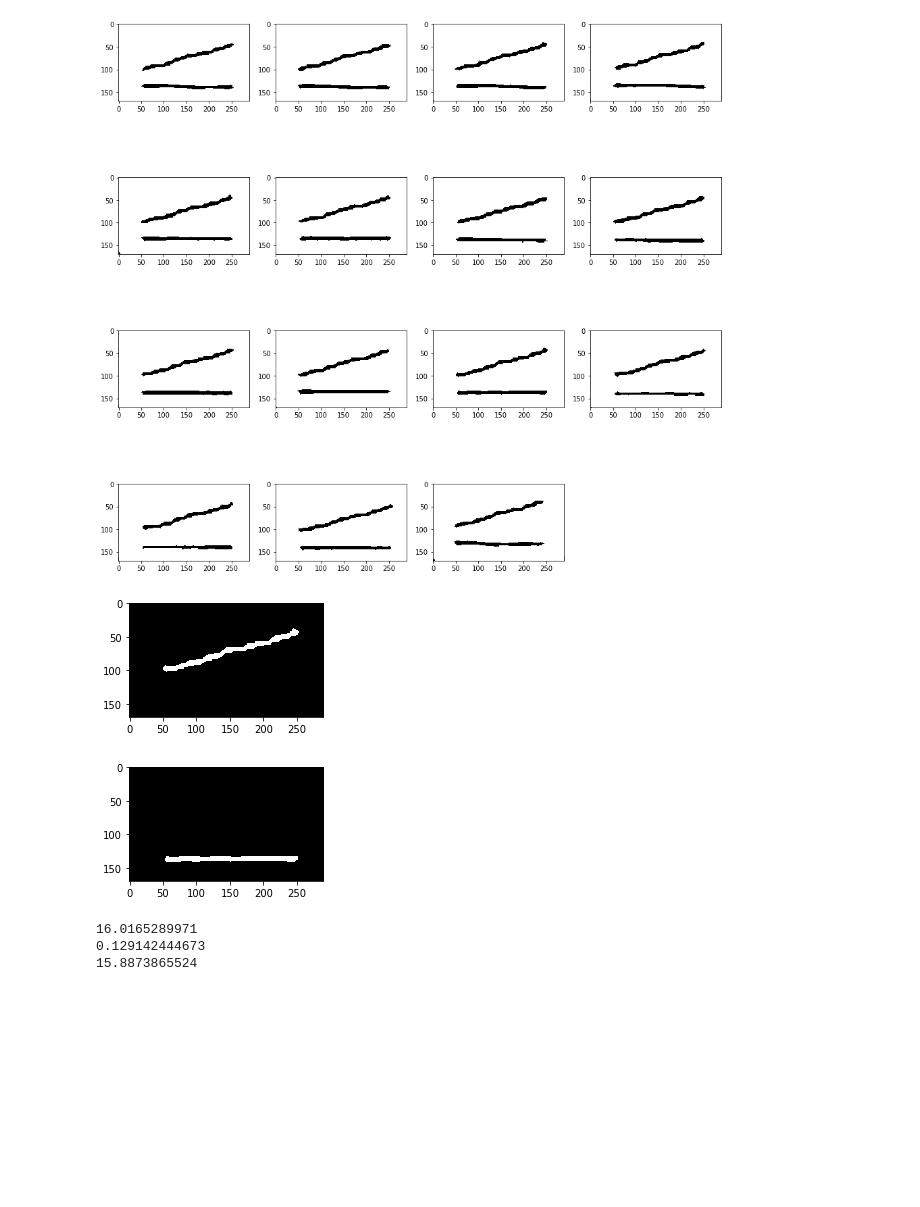
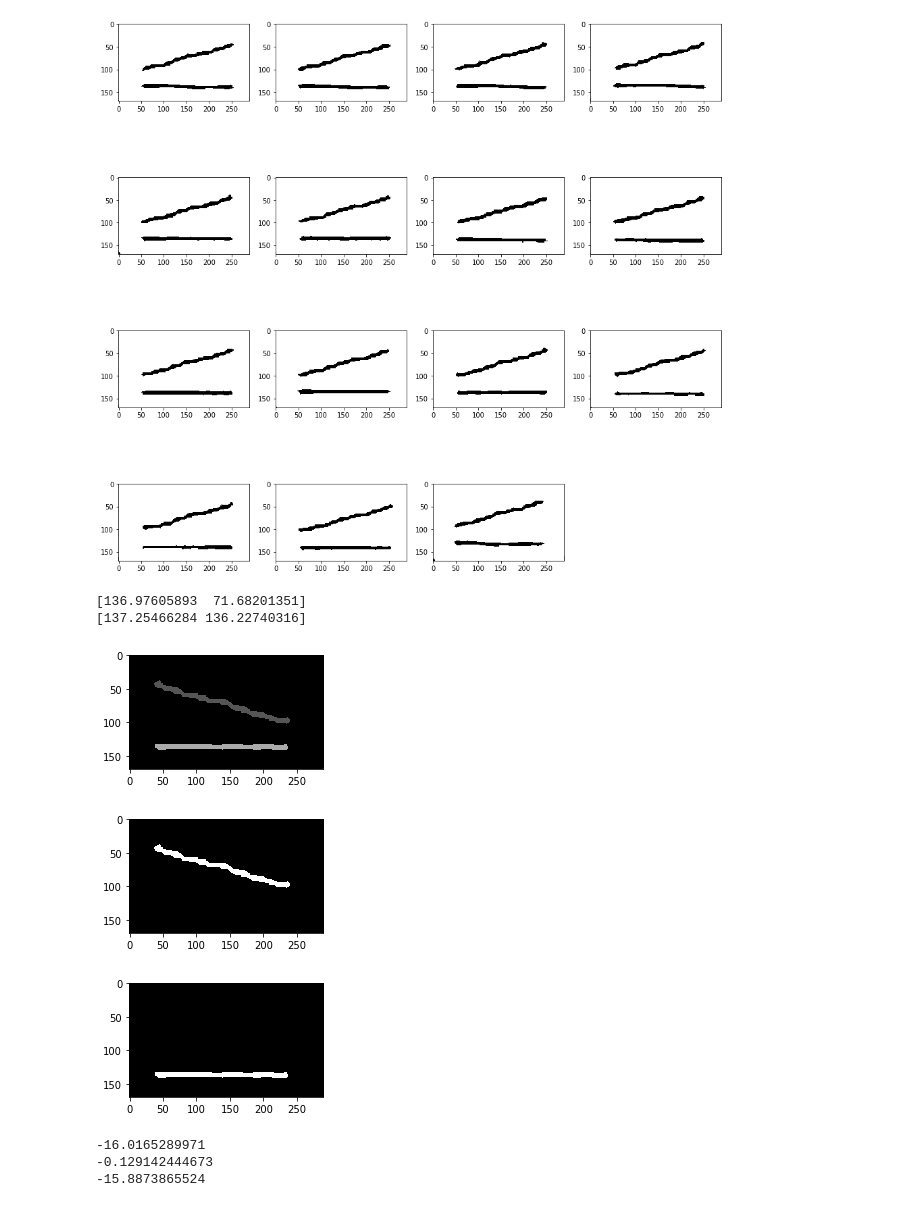
Before and after one commit to Oberzan/RIS2018, a Jupyter notebook: Notebooks/ReadPlot.ipynb, the cells around one changed output. Cells and saved outputs as stored; diff of their text form; code cells hidden in the pictures; blank space fills up the shorter version.

```diff
--- a/Notebooks/ReadPlot.ipynb
+++ b/Notebooks/ReadPlot.ipynb
@@ -59,42 +59,53 @@ display_images(cleaned_images, "gray")
 # %%
 #contours = [cv2.findContours(image,cv2.RETR_EXTERNAL,cv2.CHAIN_APPROX_NONE) for image in cleaned_images]
 #output = cv2.connectedComponentsWithStats(255-cleaned_images[0], 4, cv2.CV_32S)
 #print(cleaned_images[0])
 #display_images([cleaned_images[0]])
 #print(output)
 #display_images([output[1]==3], "gray")
 
 upper_lines = []
 lower_lines = []
-for image in cleaned_images[10:11]:
-    out = cv2.connectedComponentsWithStats(255-image, 4, cv2.CV_32S)
+for image in np.flip(cleaned_images[10:11],2):
+    (n, out, stats, centers) = cv2.connectedComponentsWithStats(255-image, 4, cv2.CV_32S)
+    #display_images([255-image], "gray")
+    sorted_objects = np.argsort(stats[:,-1])
+    l1_ix = sorted_objects[-2]
+    l2_ix = sorted_objects[-3]
 
-    if out[3][1][1] < out[3][2][1]:
-        upper_line = out[1]==1
-        lower_line = out[1]==2
+    print(centers[l1_ix])
+    print(centers[l2_ix])
+    if centers[l1_ix][1] > centers[l2_ix][1]:
+        upper_line = out==l2_ix
+        lower_line = out==l1_ix
     else:
-        upper_line = out[1]==2
-        lower_line = out[1]==1
+        upper_line = out==l1_ix
+        lower_line = out==l2_ix
 
     if np.any(upper_lines):
         upper_lines = np.append(upper_lines, upper_line)
         lower_lines = np.append(lower_lines, lower_line)
     else:
         upper_lines = [upper_line]
         lower_lines = [lower_line]
 
+display_images([out], "gray")
 display_images(upper_lines, "gray")
 display_images(lower_lines, "gray")
 # %% [output]
+[136.97605893  71.68201351]
+[137.25466284 136.22740316]
-[figure, old version]
+[figure, new version]
-[figure, old version]
+[figure, new version]
+[figure, added]
 # %%
 true_points = np.where(upper_lines[0])
-line = np.polyfit(true_points[1], 170-true_points[0],1)
+h = len(true_points)
+line = np.polyfit(true_points[1], h - true_points[0],1)
 upper_degrees = math.degrees(math.atan(line[0]))
 
 true_points = np.where(lower_lines[0])
-line = np.polyfit(true_points[1], 170-true_points[0],1)
+line = np.polyfit(true_points[1], h - true_points[0],1)
 lower_degrees = math.degrees(math.atan(line[0]))
 
 angle_diff = upper_degrees - lower_degrees
@@ -109,6 +120,6 @@ print(angle_diff)
 #    #print(i,ix)
 #print(upper_points)
 # %% [output]
-16.0165289971
-0.129142444673
-15.8873865524
+-16.0165289971
+-0.129142444673
+-15.8873865524
```
